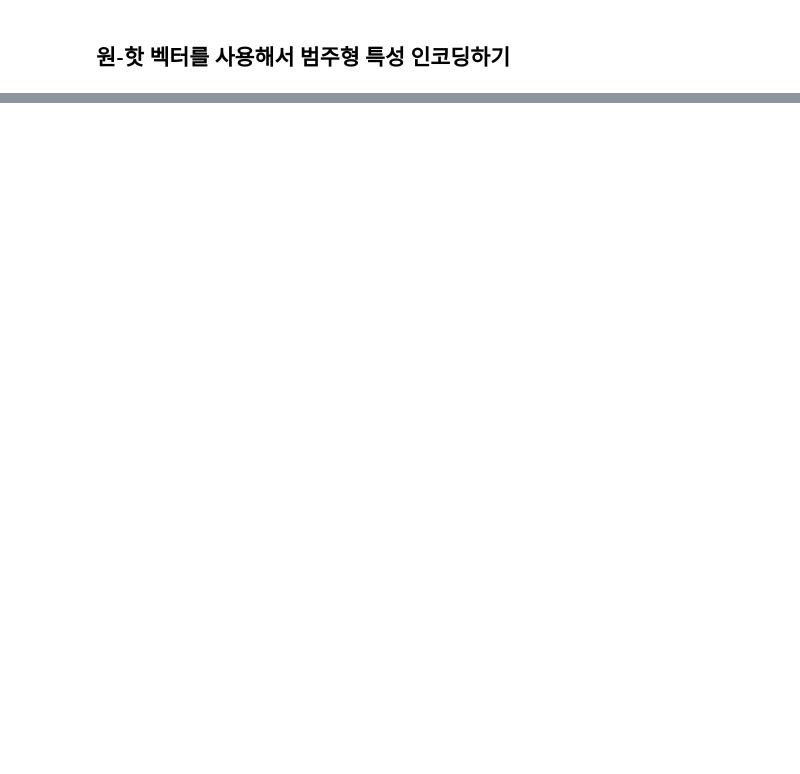
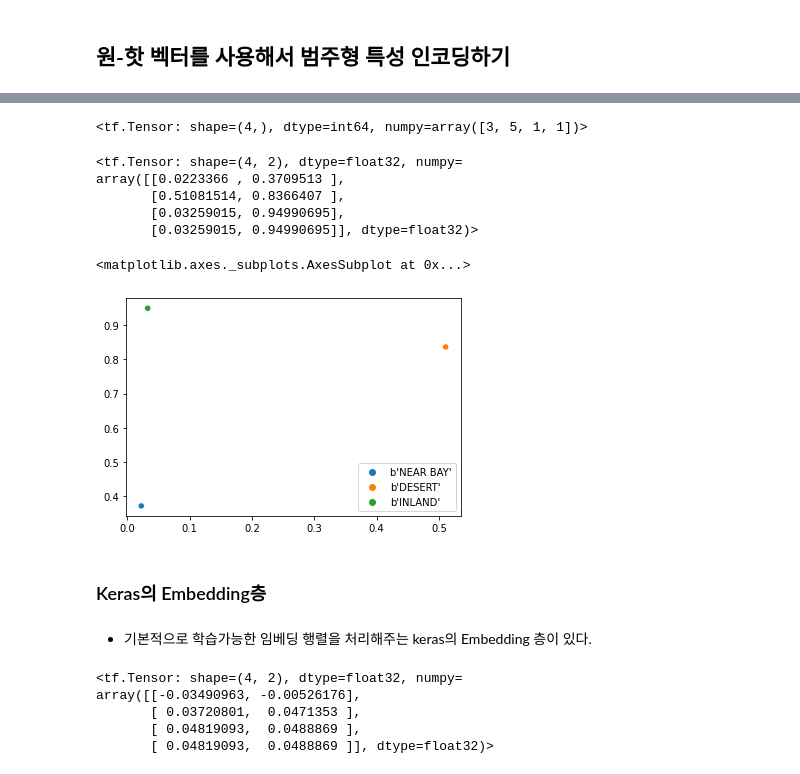
Before and after one commit to PingPingE/Learn_ML_DL, a Jupyter notebook: Practice/Hands_On_ML/ch13-2.ipynb, the cells around one changed output, grey strips where cells are left out. Saved outputs shown, nothing was run; the diff lists cells and outputs as text; code cells hidden in the pictures; blank space fills up the shorter version.

Commit message:
chapter 13-2: One-hot vector and Embedding

```diff
--- a/Practice/Hands_On_ML/ch13-2.ipynb
+++ b/Practice/Hands_On_ML/ch13-2.ipynb
@@ -207,0 +227,6 @@ std_layer.adapt(X_train)
+# %%
+vocab=['<1H OCEAN', 'INLAND','NEAR OCEAN', 'NEAR BAY', 'ISLAND'] #범주 리스트(어휘 사전) 생성
+indices= tf.range(len(vocab), dtype=tf.int64) #위 범주에 해당하는 index 생성
+table_init = tf.lookup.KeyValueTensorInitializer(vocab, indices) #범주 리스트와 인덱스를 전달하여 룩업 테이블 초기화 객체 생성(TextFileInitalizer도 있음 찾아보기)
+num_oov_buckets=2 #oov: out of vocabulary => 룩업 테이블에 없는 범주를 찾으면 할당할 공간
+table=tf.lookup.StaticVocabularyTable(table_init, num_oov_buckets) #룩업테이블 만들기
@@ -207,0 +301,4 @@ std_layer.adapt(X_train)
+# %%
+embedding_dim =2 #튜닝해야함
+embed_init = tf.random.uniform([len(vocab)+num_oov_buckets, embedding_dim]) #여기도 범주 개수와 oov 버킷 수를 넉넉하게 준다
+embedding_matrix=tf.Variable(embed_init)
@@ -207,0 +316,36 @@ std_layer.adapt(X_train)
+# %%
+categories= tf.constant(['NEAR BAY', 'DESERT', 'INLAND', 'INLAND'])
+cat_indices=table.lookup(categories)
+cat_indices
+# %% [output]
+<tf.Tensor: shape=(4,), dtype=int64, numpy=array([3, 5, 1, 1])>
+# %%
+tmp_res=tf.nn.embedding_lookup(embedding_matrix, cat_indices)
+tmp_res
+# %% [output]
+<tf.Tensor: shape=(4, 2), dtype=float32, numpy=
+array([[0.0223366 , 0.3709513 ],
+       [0.51081514, 0.8366407 ],
+       [0.03259015, 0.94990695],
+       [0.03259015, 0.94990695]], dtype=float32)>
+# %%
+import seaborn as sns
+#찍어보자(훈련 전임)
+sns.scatterplot(x=tmp_res[:,0], y=tmp_res[:,1],hue=categories)
+# %% [output]
+<matplotlib.axes._subplots.AxesSubplot at 0x...>
+[figure, added]
+# %% [markdown]
+### Keras의 Embedding층
+# %% [markdown]
+- 기본적으로 학습가능한 임베딩 행렬을 처리해주는 keras의 Embedding 층이 있다.
+# %%
+embedding=keras.layers.Embedding(input_dim=len(vocab)+num_oov_buckets, output_dim=embedding_dim)
+tmp_res2=embedding(cat_indices)
+tmp_res2
+# %% [output]
+<tf.Tensor: shape=(4, 2), dtype=float32, numpy=
+array([[-0.03490963, -0.00526176],
+       [ 0.03720801,  0.0471353 ],
+       [ 0.04819093,  0.0488869 ],
+       [ 0.04819093,  0.0488869 ]], dtype=float32)>
```
Also changed, not shown: parts of 28 cells of this notebook.
